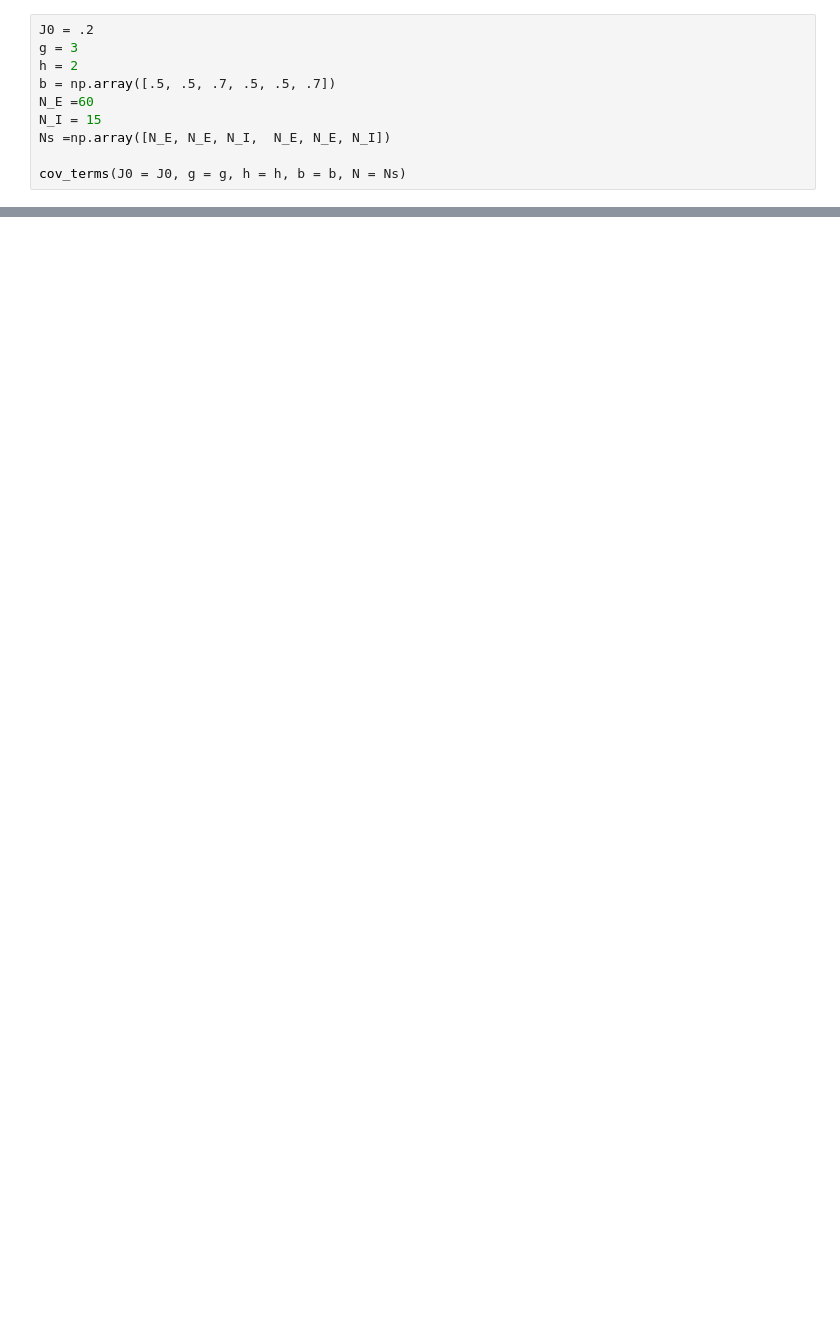
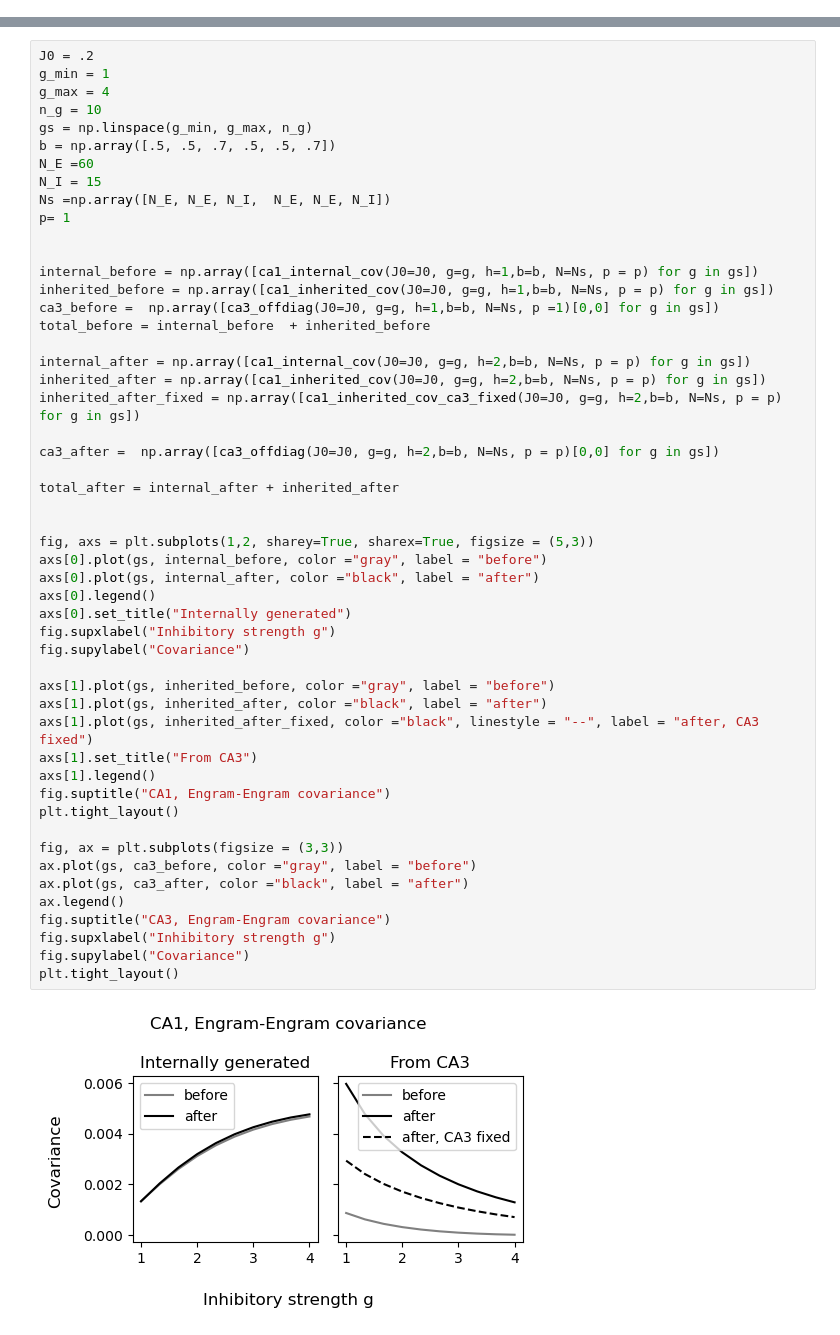
Before and after one commit to lienkaemper/meanfieldtheorymemory2, a Jupyter notebook: scripts/notebooks/compare_terms.ipynb, the cells around one changed output, grey strips where cells are left out. Cells and saved outputs as stored; diff of their text form; blank space fills up the shorter version.

Commit message:
wrote functions for decomposing covariance by source. about to move them into theory.py

```diff
--- a/scripts/notebooks/compare_terms.ipynb
+++ b/scripts/notebooks/compare_terms.ipynb
@@ -33,10 +15,0 @@ def cov_terms(J0, g, h, b, N):
-# %%
-J0 = .2
-g = 3
-h = 2
-b = np.array([.5, .5, .7, .5, .5, .7])
-N_E =60
-N_I = 15
-Ns =np.array([N_E, N_E, N_I,  N_E, N_E, N_I])
-
-cov_terms(J0 = J0, g = g, h = h, b = b, N = Ns)
@@ -48,0 +159,53 @@ cov_terms2(J0 = J0, g = g, h = h, b = b, N = Ns)
+# %%
+J0 = .2
+g_min = 1
+g_max = 4
+n_g = 10
+gs = np.linspace(g_min, g_max, n_g)
+b = np.array([.5, .5, .7, .5, .5, .7])
+N_E =60
+N_I = 15
+Ns =np.array([N_E, N_E, N_I,  N_E, N_E, N_I])
+p= 1
+
+
+internal_before = np.array([ca1_internal_cov(J0=J0, g=g, h=1,b=b, N=Ns, p = p) for g in gs])
+inherited_before = np.array([ca1_inherited_cov(J0=J0, g=g, h=1,b=b, N=Ns, p = p) for g in gs])
+ca3_before =  np.array([ca3_offdiag(J0=J0, g=g, h=1,b=b, N=Ns, p =1)[0,0] for g in gs])
+total_before = internal_before  + inherited_before
+
+internal_after = np.array([ca1_internal_cov(J0=J0, g=g, h=2,b=b, N=Ns, p = p) for g in gs])
+inherited_after = np.array([ca1_inherited_cov(J0=J0, g=g, h=2,b=b, N=Ns, p = p) for g in gs])
+inherited_after_fixed = np.array([ca1_inherited_cov_ca3_fixed(J0=J0, g=g, h=2,b=b, N=Ns, p = p) for g in gs])
+
+ca3_after =  np.array([ca3_offdiag(J0=J0, g=g, h=2,b=b, N=Ns, p = p)[0,0] for g in gs])
+
+total_after = internal_after + inherited_after
+
+
+fig, axs = plt.subplots(1,2, sharey=True, sharex=True, figsize = (5,3))
+axs[0].plot(gs, internal_before, color ="gray", label = "before")
+axs[0].plot(gs, internal_after, color ="black", label = "after")
+axs[0].legend()
+axs[0].set_title("Internally generated")
+fig.supxlabel("Inhibitory strength g")
+fig.supylabel("Covariance")
+
+axs[1].plot(gs, inherited_before, color ="gray", label = "before")
+axs[1].plot(gs, inherited_after, color ="black", label = "after")
+axs[1].plot(gs, inherited_after_fixed, color ="black", linestyle = "--", label = "after, CA3 fixed")
+axs[1].set_title("From CA3")
+axs[1].legend()
+fig.suptitle("CA1, Engram-Engram covariance")
+plt.tight_layout()
+
+fig, ax = plt.subplots(figsize = (3,3))
+ax.plot(gs, ca3_before, color ="gray", label = "before")
+ax.plot(gs, ca3_after, color ="black", label = "after")
+ax.legend()
+fig.suptitle("CA3, Engram-Engram covariance")
+fig.supxlabel("Inhibitory strength g")
+fig.supylabel("Covariance")
+plt.tight_layout()
+# %% [output]
+[figure, added]
```
Also changed, not shown: parts of 10 cells of this notebook, 3 other files.
